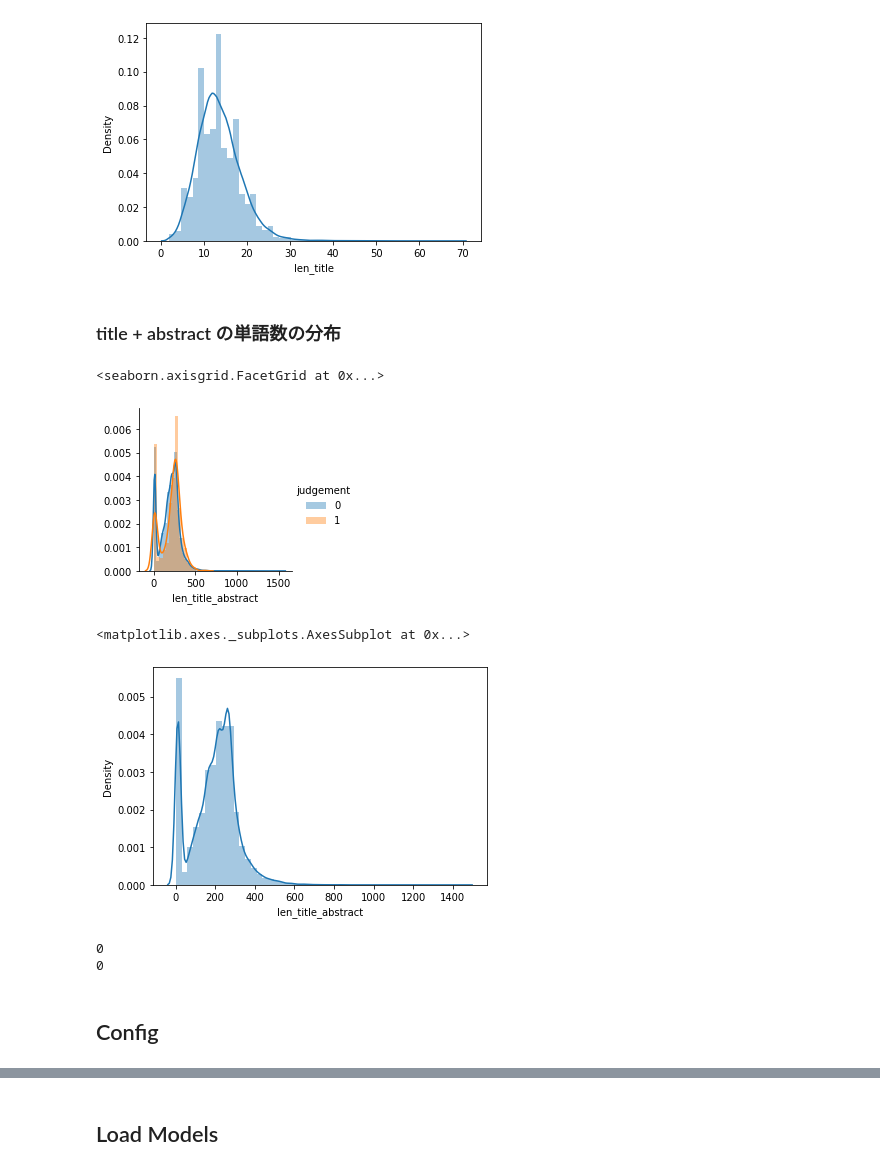
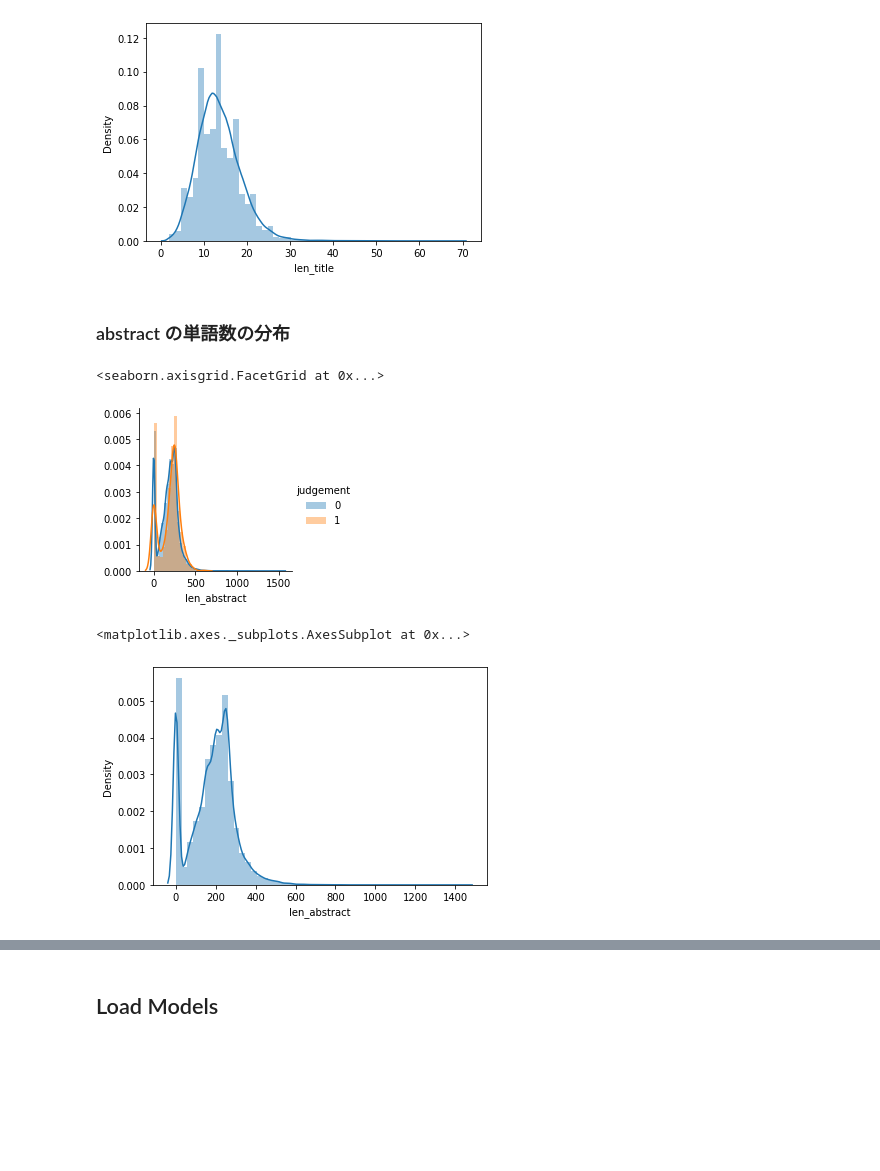
Before and after one commit to IMOKURI/signate-471, a Jupyter notebook: 医学論文の自動仕分けチャレンジ.ipynb, the cells around one changed output, grey strips where cells are left out. Cells and saved outputs as stored; diff of their text form; code cells hidden in the pictures; blank space fills up the shorter version.

```diff
--- a/医学論文の自動仕分けチャレンジ.ipynb
+++ b/医学論文の自動仕分けチャレンジ.ipynb
@@ -180,11 +339,7 @@ sub.columns = ["id", "judgement"]
 # %%
 # アブストが空っぽのが結構ある
-
 print(train.isnull().sum())
-train.fillna("", inplace=True)
-
 print(test.isnull().sum())
-test.fillna("", inplace=True)
 # %% [output]
 id              0
 title           0
@@ -197,0 +428,18 @@ dtype: int64
+# %%
+if False:  # os.path.exists("/gdrive/MyDrive/Datasets/signate-471/preprocessed_train.csv"):
+    !cp -f /gdrive/MyDrive/Datasets/signate-471/preprocessed_train.csv .
+    train = pd.read_csv("preprocessed_train.csv")
+
+    # csv を再読み込みすると NaN に戻ってしまうので、再度変換します。
+    train = train.fillna("")
+
+else:
+    # 一度、前処理したものは保存しておきます。
+    train = get_train_data(train)
+    # train.to_csv("preprocessed_train.csv")
+
+    # artifact = wandb.Artifact('preprocessed_train', type='dataset')
+    # artifact.add_file("preprocessed_train.csv")
+    # run.log_artifact(artifact)
+
+    # !cp -f preprocessed_train.csv /gdrive/MyDrive/Datasets/signate-471/
@@ -217,18 +484,3 @@ print(test["len_abstract"].max())
 # %% [output]
 1535
 1445
-# %%
-# abstract のあるなしを StratifiedKFold に使う
-
-train["nan_abstract"] = np.where(train["len_abstract"] == 0, 1, 0)
-# %%
-# title と abstract を結合
-
-train["title_abstract"] = train[["title", "abstract"]].agg(" ".join, axis=1)
-test["title_abstract"] = test[["title", "abstract"]].agg(" ".join, axis=1)
-
-train["len_title_abstract"] = train["title_abstract"].apply(lambda x: len(x.split()))
-test["len_title_abstract"] = test["title_abstract"].apply(lambda x: len(x.split()))
-
-print(train["len_title_abstract"].max())
-print(test["len_title_abstract"].max())
@@ -334,25 +587,16 @@ sns.distplot(test["len_title"], hist=True, rug=False)
 <matplotlib.axes._subplots.AxesSubplot at 0x...>
 [figure]
 # %% [markdown]
-### title + abstract の単語数の分布
+### abstract の単語数の分布
 # %%
-g = sns.FacetGrid(train[["judgement", "len_title_abstract"]], hue='judgement')
-g.map(sns.distplot, 'len_title_abstract', label='judgement', hist=True, rug=False)
+g = sns.FacetGrid(train[["judgement", "len_abstract"]], hue='judgement')
+g.map(sns.distplot, 'len_abstract', label='judgement', hist=True, rug=False)
 g.add_legend()
 # %% [output]
 <seaborn.axisgrid.FacetGrid at 0x...>
-[figure, old version]
+[figure, new version]
 # %%
-sns.distplot(test["len_title_abstract"], hist=True, rug=False)
+sns.distplot(test["len_abstract"], hist=True, rug=False)
 # %% [output]
 <matplotlib.axes._subplots.AxesSubplot at 0x...>
-[figure, old version]
+[figure, new version]
-# %%
-# abstract に改行は含まれていない
-print(len(train[train["abstract"].str.contains("\n")]))
-print(len(test[test["abstract"].str.contains("\n")]))
-# %% [output]
-0
-0
-# %% [markdown]
-## Config
```
Also changed, not shown: parts of 60 cells of this notebook.
